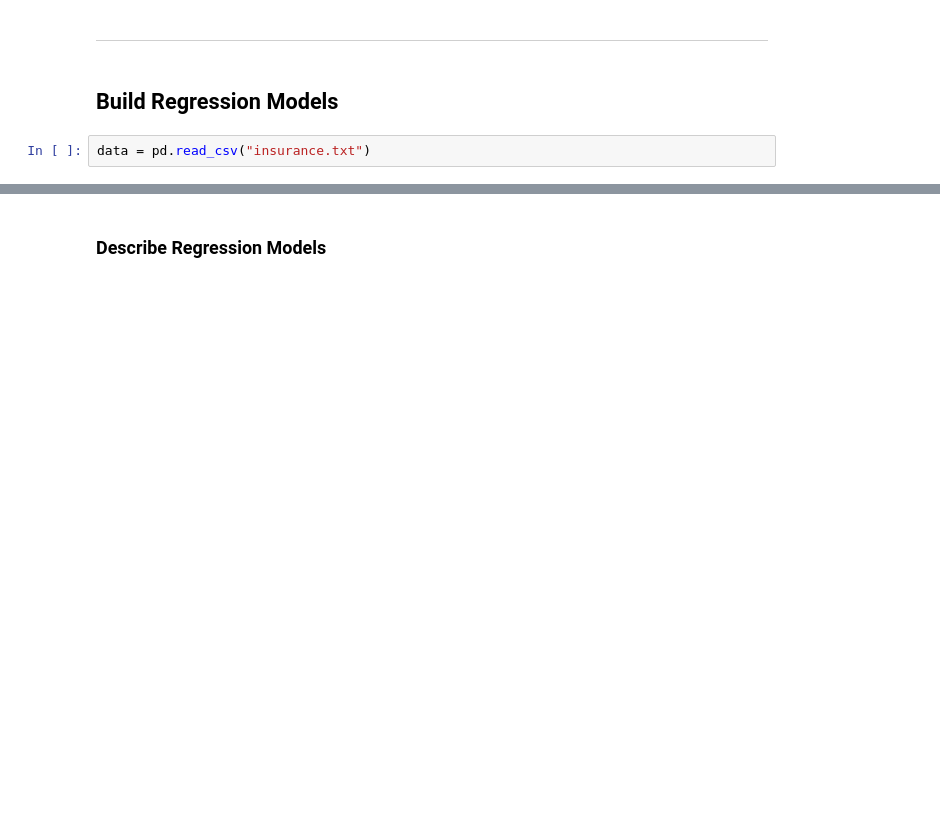
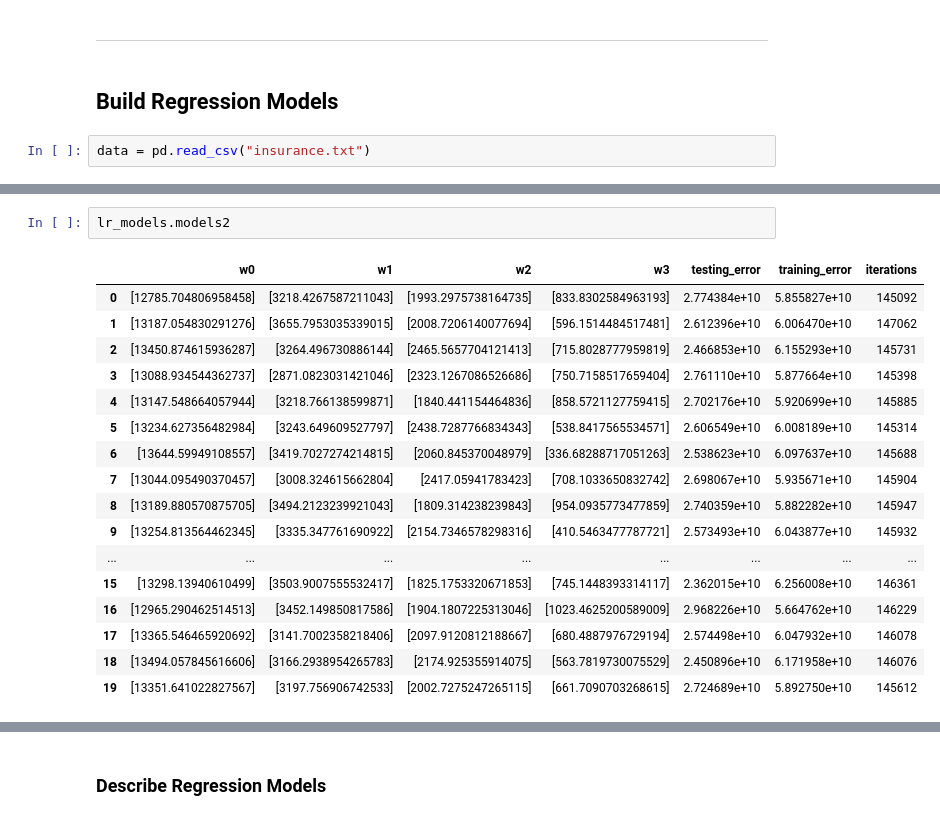
Before and after one commit to revanthmopidevi/DS-Assignments, a Jupyter notebook: Regression/A2/A2_notebook.ipynb, the cells around one changed output, grey strips where cells are left out. Drawn from its saved outputs; the diff is of its cells as text; blank space fills up the shorter version.

```diff
--- a/Regression/A2/A2_notebook.ipynb
+++ b/Regression/A2/A2_notebook.ipynb
@@ -572,0 +364,20 @@ LRSGD.models
+# %%
+lr_models.models2
+# %% [output]
+|  | w0 | w1 | w2 | w3 | testing_error | training_error | iterations |
+| 0 | [12785.704806958458] | [3218.4267587211043] | [1993.2975738164735] | [833.8302584963193] | 2.774384e+10 | 5.855827e+10 | 145092 |
+| 1 | [13187.054830291276] | [3655.7953035339015] | [2008.7206140077694] | [596.1514484517481] | 2.612396e+10 | 6.006470e+10 | 147062 |
+| 2 | [13450.874615936287] | [3264.496730886144] | [2465.5657704121413] | [715.8028777959819] | 2.466853e+10 | 6.155293e+10 | 145731 |
+| 3 | [13088.934544362737] | [2871.0823031421046] | [2323.1267086526686] | [750.7158517659404] | 2.761110e+10 | 5.877664e+10 | 145398 |
+| 4 | [13147.548664057944] | [3218.766138599871] | [1840.441154464836] | [858.5721127759415] | 2.702176e+10 | 5.920699e+10 | 145885 |
+| 5 | [13234.627356482984] | [3243.649609527797] | [2438.7287766834343] | [538.8417565534571] | 2.606549e+10 | 6.008189e+10 | 145314 |
+| 6 | [13644.59949108557] | [3419.7027274214815] | [2060.845370048979] | [336.68288717051263] | 2.538623e+10 | 6.097637e+10 | 145688 |
+| 7 | [13044.095490370457] | [3008.324615662804] | [2417.05941783423] | [708.1033650832742] | 2.698067e+10 | 5.935671e+10 | 145904 |
+| 8 | [13189.880570875705] | [3494.2123239921043] | [1809.314238239843] | [954.0935773477859] | 2.740359e+10 | 5.882282e+10 | 145947 |
+| 9 | [13254.813564462345] | [3335.347761690922] | [2154.7346578298316] | [410.5463477787721] | 2.573493e+10 | 6.043877e+10 | 145932 |
+| ... | ... | ... | ... | ... | ... | ... | ... |
+| 15 | [13298.13940610499] | [3503.9007555532417] | [1825.1753320671853] | [745.1448393314117] | 2.362015e+10 | 6.256008e+10 | 146361 |
+| 16 | [12965.290462514513] | [3452.149850817586] | [1904.1807225313046] | [1023.4625200589009] | 2.968226e+10 | 5.664762e+10 | 146229 |
+| 17 | [13365.546465920692] | [3141.7002358218406] | [2097.9120812188667] | [680.4887976729194] | 2.574498e+10 | 6.047932e+10 | 146078 |
+| 18 | [13494.057845616606] | [3166.2938954265783] | [2174.925355914075] | [563.7819730075529] | 2.450896e+10 | 6.171958e+10 | 146076 |
+| 19 | [13351.641022827567] | [3197.756906742533] | [2002.7275247265115] | [661.7090703268615] | 2.724689e+10 | 5.892750e+10 | 145612 |
```
Also changed, not shown: parts of 48 cells of this notebook.
